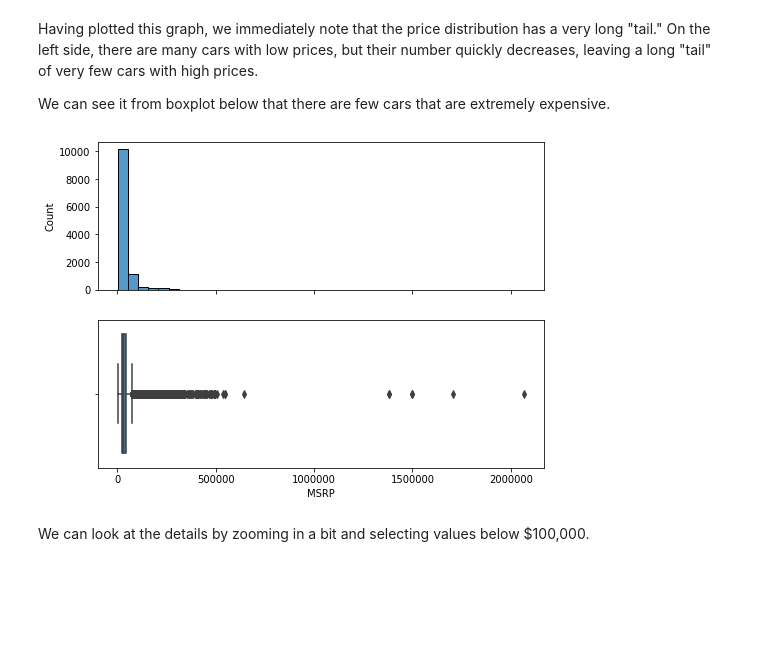
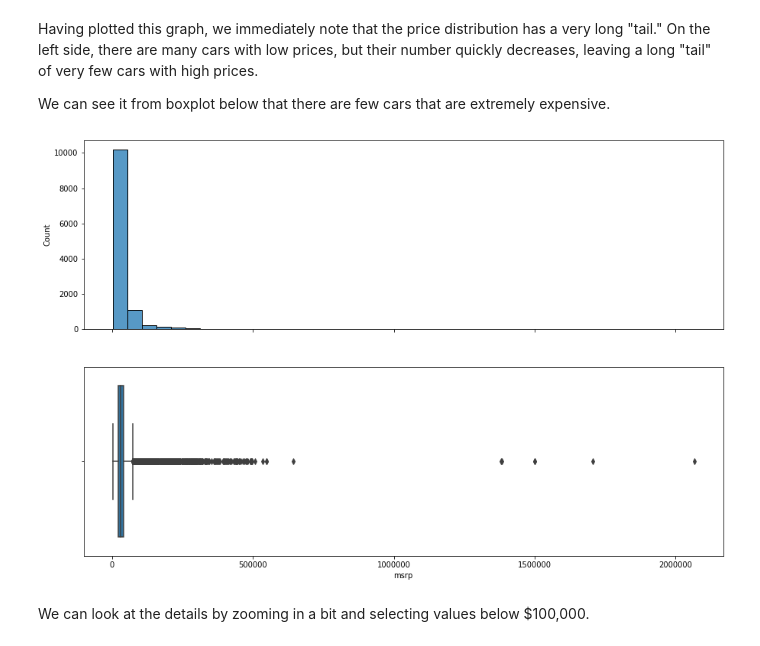
Before and after one commit to Arlan-Alibek/machine-learning-projects, a Jupyter notebook: Machine Learning for Regression/vehicle_price_forecast.ipynb, the cells around one changed output. Drawn from its saved outputs; the diff is of its cells as text; code cells hidden in the pictures; blank space fills up the shorter version.

```diff
--- a/Machine Learning for Regression/vehicle_price_forecast.ipynb
+++ b/Machine Learning for Regression/vehicle_price_forecast.ipynb
@@ -62,3 +62,8 @@ We will use it to predict car prices.
 # %% [markdown]
 The **MSRP** column contains important information — it is our target variable **y**, which represents the value we aim to learn how to predict.
 One of the first steps in exploratory data analysis should always be to understand what the values of **y** represent.
+# %%
+# column name normalization
+df.columns = [x.lower() for x in df.columns]
+df.columns = [x.replace(' ','_').strip() for x in df.columns]
+df
@@ -74,15 +94,15 @@ Having plotted this graph, we immediately note that the price distribution has a
 
 We can see it from boxplot below that there are few cars that are extremely expensive.
 # %%
-fig, axes = plt.subplots(2, 1, figsize=(8, 6), sharex=True)
+fig, axes = plt.subplots(2, 1, figsize=(15, 10), sharex=True)
 
-sns.histplot(df.MSRP, bins=40, ax=axes[0])
+sns.histplot(df.msrp, bins=40, ax=axes[0])
 axes[0].set_ylabel("Count")
 
-sns.boxplot(x=df.MSRP, ax=axes[1])
-axes[1].set_xlabel("MSRP")
+sns.boxplot(x=df.msrp, ax=axes[1])
+axes[1].set_xlabel("msrp")
 plt.ticklabel_format(style='plain', axis='x')
 plt.show()
 # %% [output]
-[figure, old version]
+[figure, new version]
 # %% [markdown]
```
Also changed, not shown: parts of 29 cells of this notebook.
